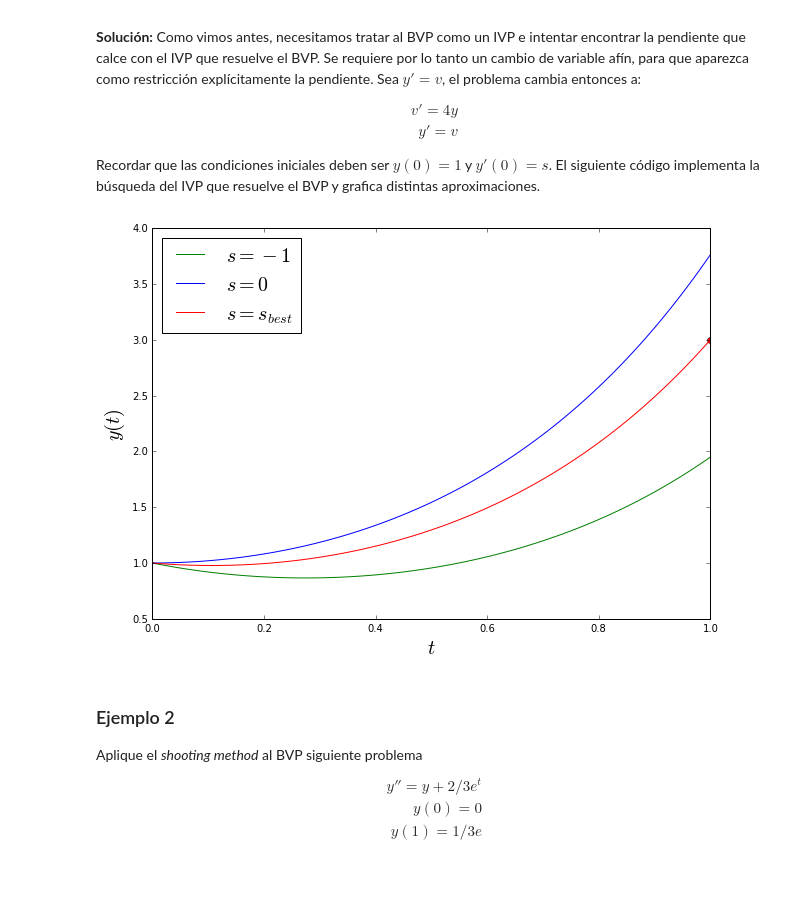
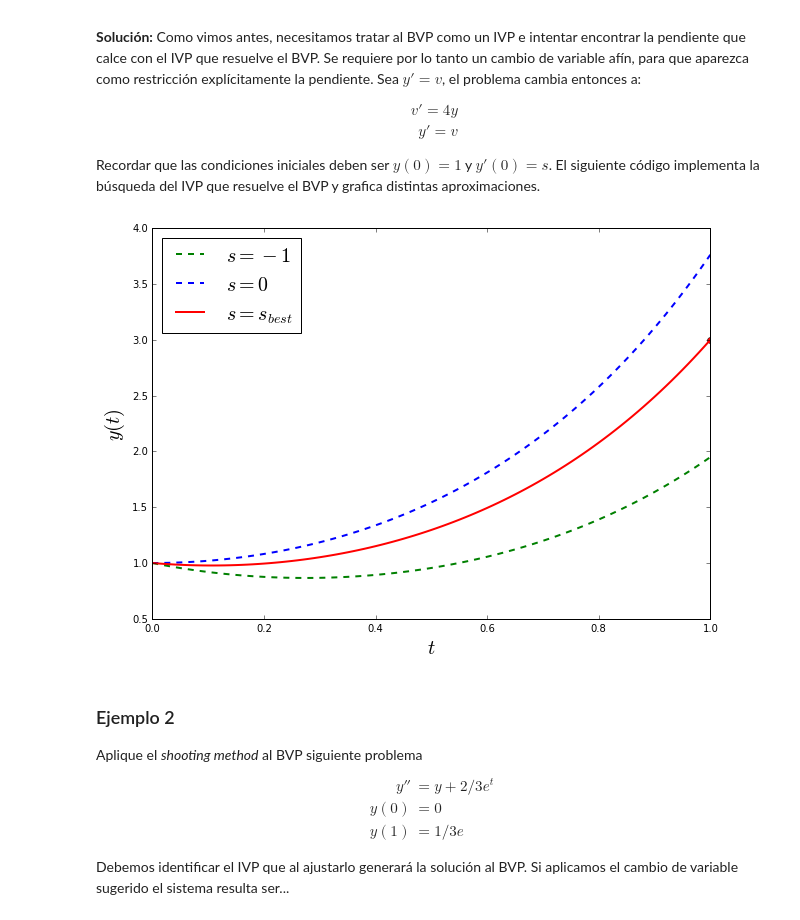
Before and after one commit to asazo/CC2, a Jupyter notebook: bvp.ipynb, the cells around one changed output. Cells and saved outputs as stored; diff of their text form; code cells hidden in the pictures; blank space fills up the shorter version.

Commit message:
Better plots

```diff
--- a/bvp.ipynb
+++ b/bvp.ipynb
@@ -116,48 +117,61 @@ Recordar que las condiciones iniciales deben ser $y(0) = 1$ y $y'(0) = s$. El si
 # %%
 from scipy.integrate import odeint
 from scipy.optimize import bisect
 
+# Límites de t, la condición de borde yb y un array con muchos valores de t entre a y b
 a, b = (0, 1)
 yb = 3.0
 t = np.linspace(a, b, 101)
 
-### v' = 4u
-### u' = v
+# Recordar cambio de variable!
+# v' = 4y
+# y' = v
 
+# Función para el solver donde declaramos el IVP
 def yprime(_y, t):
-    v, u = _y
-    return [4*u, v]
+    v, y = _y
+    # Chequear el orden! v' = ..., y' = ...
+    return [4*y, v]
 
+
+# Función donde buscamos el cero, i.e., donde buscamos pillar la 2da condición de borde.
 def F(s):
+    # Condición inicial del IVP que iremos cambiando, y'(0) = s, y(a0) = 1
     y0 = [s, 1]
     sol = odeint(yprime, y0, t)
     return sol[:,1][-1] - yb
 
 
+
 # Chequear F(-1)F(0) < 0 para método de bisección
 sbest = bisect(F, -1, 0)
 
-# Plot de aproximaciones
+## Gráficos
+# 1) Para comparar generamos soluciones a los IVP con las pendientes que sospechamos
 y1 = odeint(yprime, [-1, 1], t)
 y2 = odeint(yprime, [0, 1], t)
+# 2) La gráfica de nuestra solución con mejor pendiente
 ybest = odeint(yprime, [sbest, 1], t)
+# 3) Cháchara plotística (o sea, graficar las funciones)
 plt.figure(figsize=(10,7))
-plt.plot(1, 3, 'ro')
-plt.plot(t, y1[:,1], 'g-', label="$s=-1$")
-plt.plot(t, y2[:,1], 'b-', label="$s=0$")
-plt.plot(t, ybest[:,1],'r-', label="$s=s_{best}$")
+plt.plot(1, 3, 'ro', lw=3.0)
+plt.plot(t, y1[:,1], 'g--', lw=2.0, label="$s=-1$")
+plt.plot(t, y2[:,1], 'b--', lw=2.0, label="$s=0$")
+plt.plot(t, ybest[:,1],'r-', lw=2.0, label="$s=s_{best}$")
 plt.legend(loc='best', fontsize=20)
 plt.xlabel("$t$", fontsize=20)
 plt.ylabel("$y(t)$", fontsize=20)
 plt.show()
 # %% [output]
-[figure, old version]
+[figure, new version]
 # %% [markdown]
 ### Ejemplo 2
 
 Aplique el *shooting method* al BVP siguiente problema
 $$
-\begin{align*}y'' = y + 2/3e^t\\y(0) = 0 \\ y(1) = 1/3e
+\begin{align*}y'' &= y + 2/3e^t\\y(0) &= 0 \\ y(1) &= 1/3e
 \end{align*}
 $$
+
+Debemos identificar el IVP que al ajustarlo generará la solución al BVP. Si aplicamos el cambio de variable sugerido el sistema resulta ser...
 # %%
```
Also changed, not shown: parts of 3 cells of this notebook.
